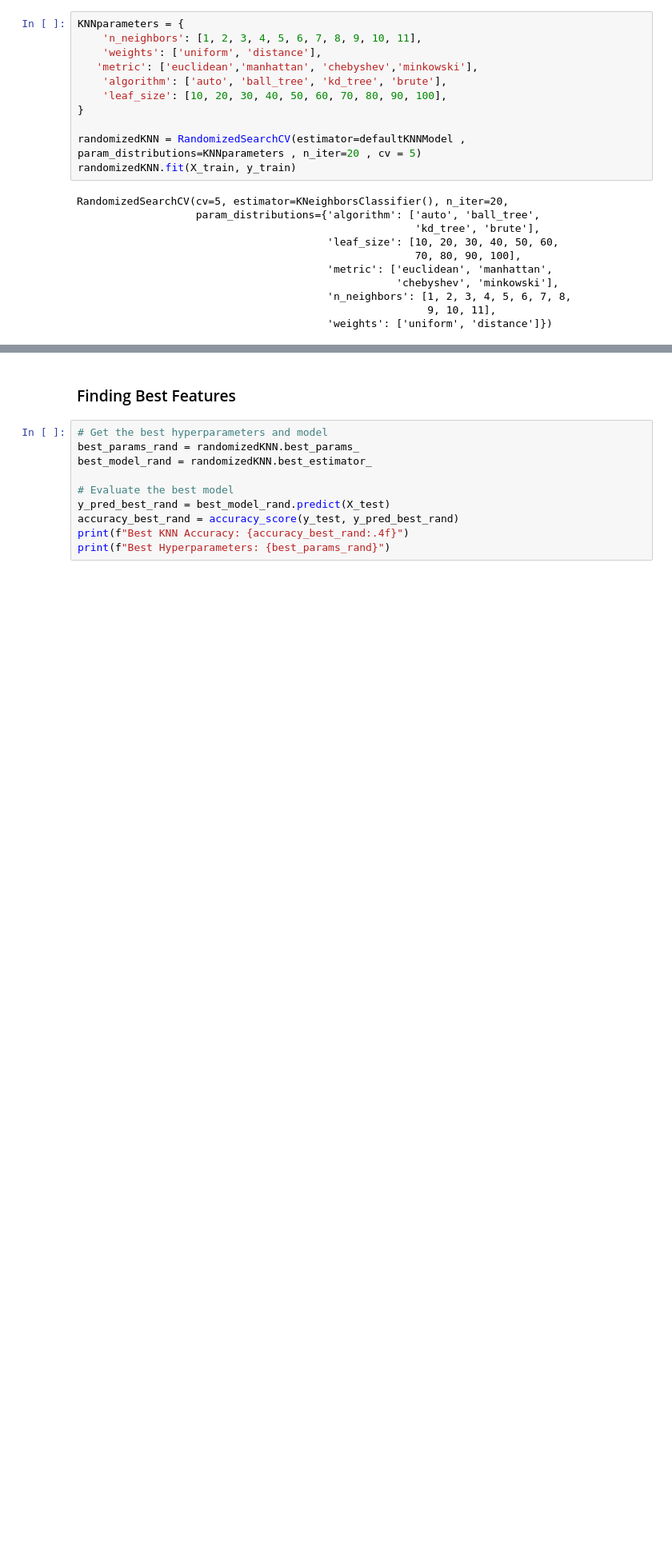
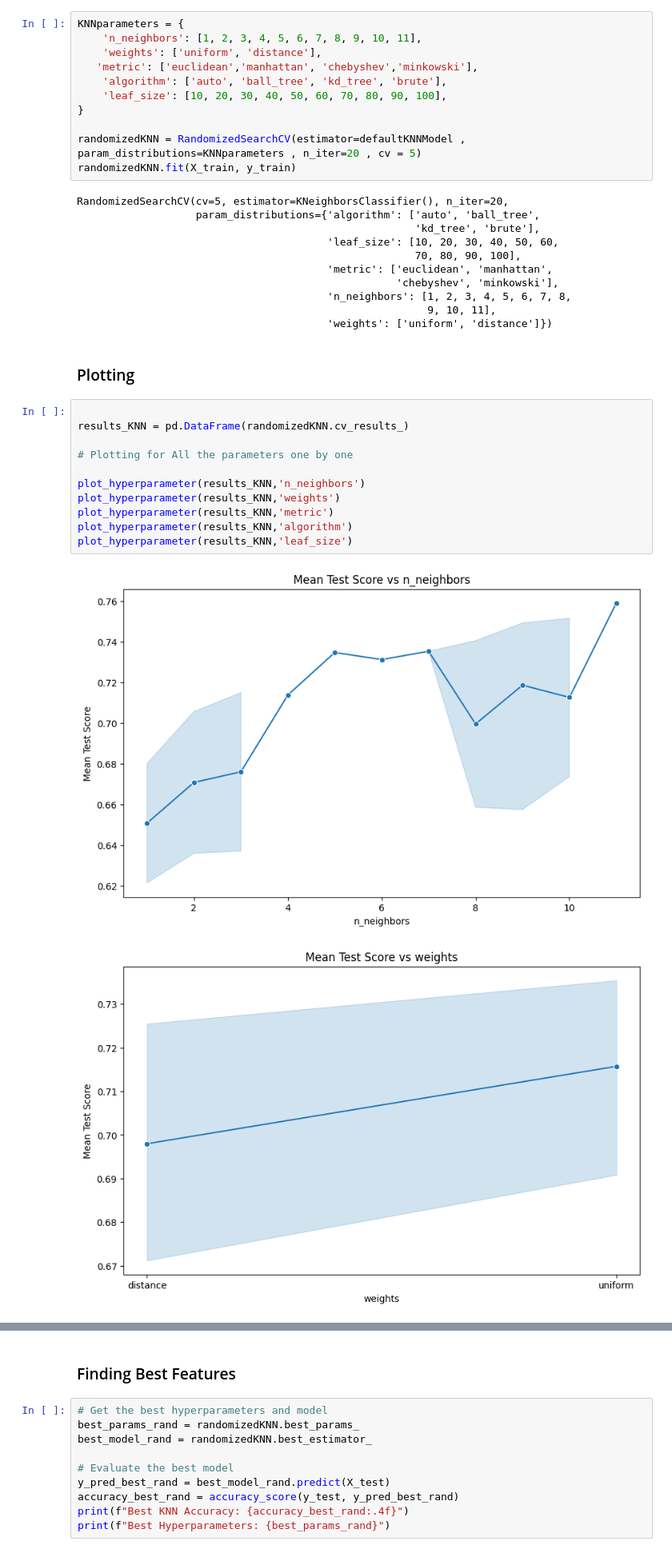
Before and after one commit to AbdullahHasan0/Data-Science-Group-2---BWF---Abdullah-Hasan, a Jupyter notebook: Task 29/Task 29.ipynb, the cells around one changed output, grey strips where cells are left out. Shown at 80% size. Saved outputs shown, nothing was run; the diff lists cells and outputs as text; blank space fills up the shorter version.

```diff
--- a/Task 29/Task 29.ipynb
+++ b/Task 29/Task 29.ipynb
@@ -437,3 +499,19 @@ RandomizedSearchCV(cv=5, estimator=KNeighborsClassifier(), n_iter=20,
                                         'n_neighbors': [1, 2, 3, 4, 5, 6, 7, 8,
                                                         9, 10, 11],
                                         'weights': ['uniform', 'distance']})
+# %% [markdown]
+### Plotting
+# %%
+
+results_KNN = pd.DataFrame(randomizedKNN.cv_results_)
+
+# Plotting for All the parameters one by one
+
+plot_hyperparameter(results_KNN,'n_neighbors')
+plot_hyperparameter(results_KNN,'weights')
+plot_hyperparameter(results_KNN,'metric')
+plot_hyperparameter(results_KNN,'algorithm')
+plot_hyperparameter(results_KNN,'leaf_size')
+# %% [output]
+[figure, added]
+[figure, added]
```
Also changed, not shown: parts of 30 cells of this notebook.
